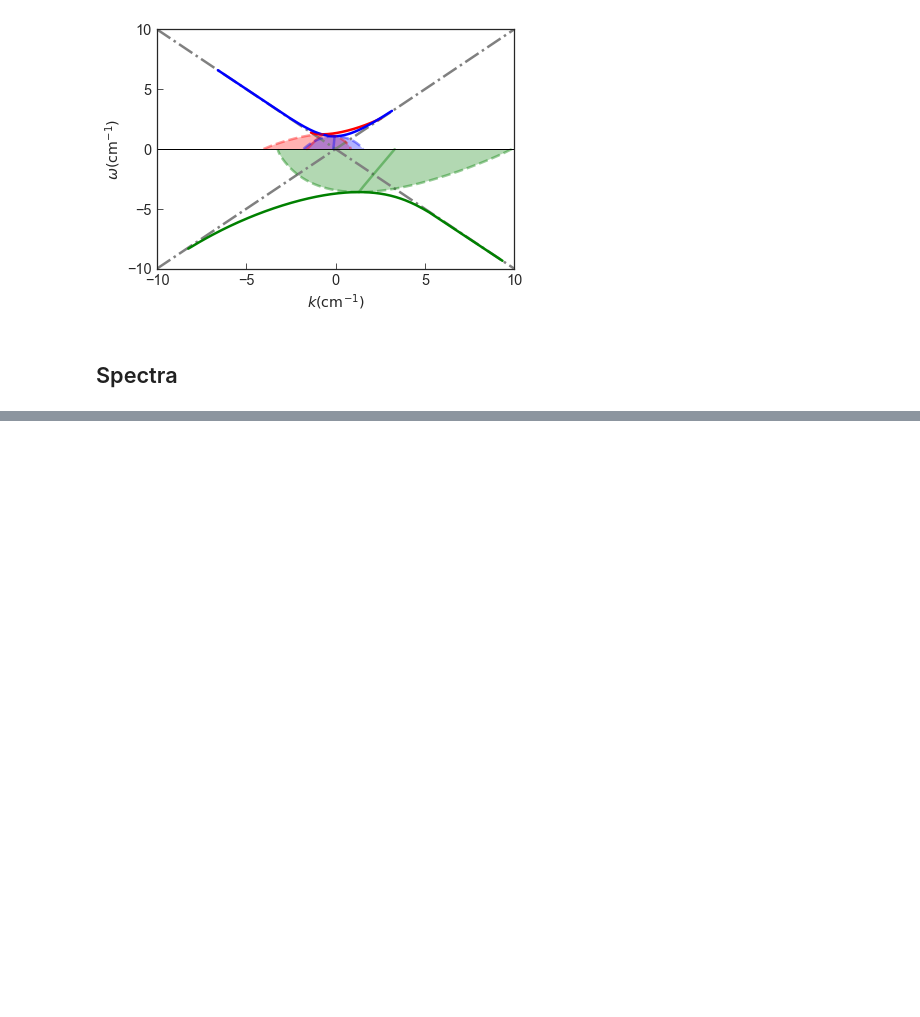
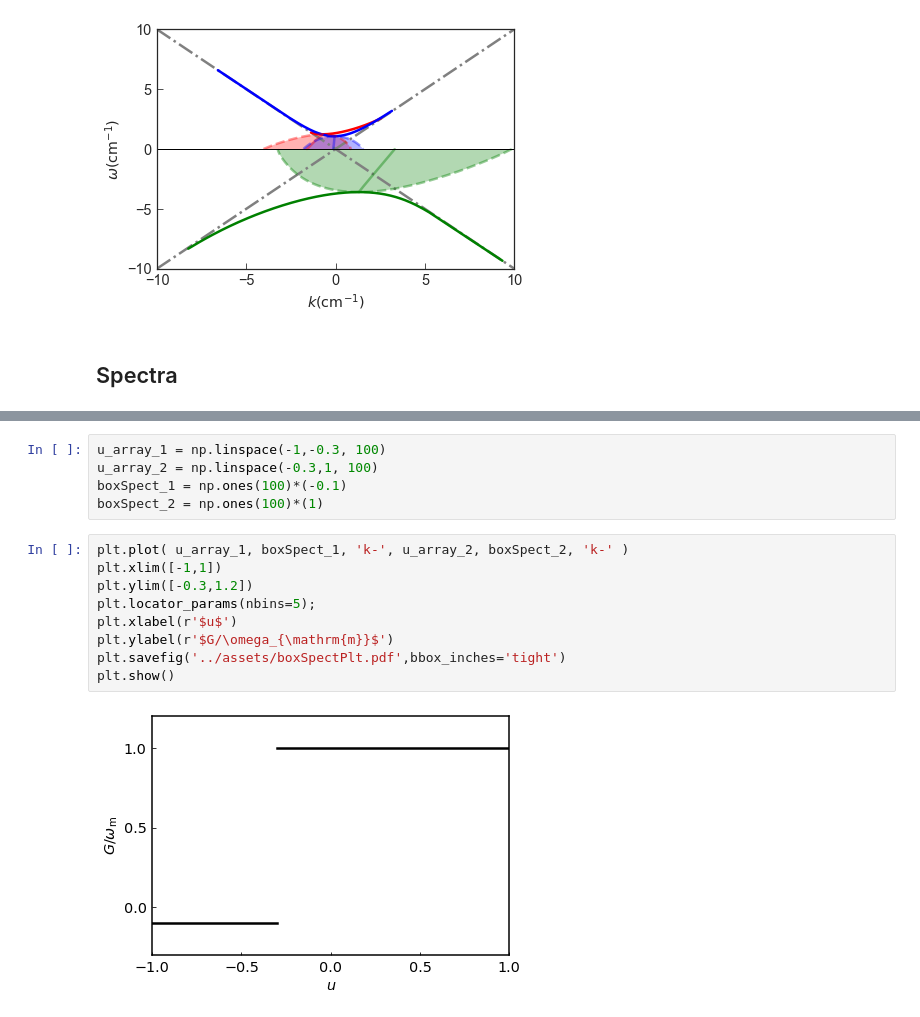
Before and after one commit to emptymalei/dispersion-relation-paper, a Jupyter notebook: program/blob-plots.ipynb, the cells around one changed output, grey strips where cells are left out. Cells and saved outputs as stored; diff of their text form; blank space fills up the shorter version.

```diff
--- a/program/blob-plots.ipynb
+++ b/program/blob-plots.ipynb
@@ -804,0 +807,16 @@ plt.show()
+# %%
+u_array_1 = np.linspace(-1,-0.3, 100)
+u_array_2 = np.linspace(-0.3,1, 100)
+boxSpect_1 = np.ones(100)*(-0.1)
+boxSpect_2 = np.ones(100)*(1)
+# %%
+plt.plot( u_array_1, boxSpect_1, 'k-', u_array_2, boxSpect_2, 'k-' )
+plt.xlim([-1,1])
+plt.ylim([-0.3,1.2])
+plt.locator_params(nbins=5);
+plt.xlabel(r'$u$')
+plt.ylabel(r'$G/\omega_{\mathrm{m}}$')
+plt.savefig('../assets/boxSpectPlt.pdf',bbox_inches='tight')
+plt.show()
+# %% [output]
+[figure, added]
```
Also changed, not shown: parts of 4 cells of this notebook, 2 other files.
